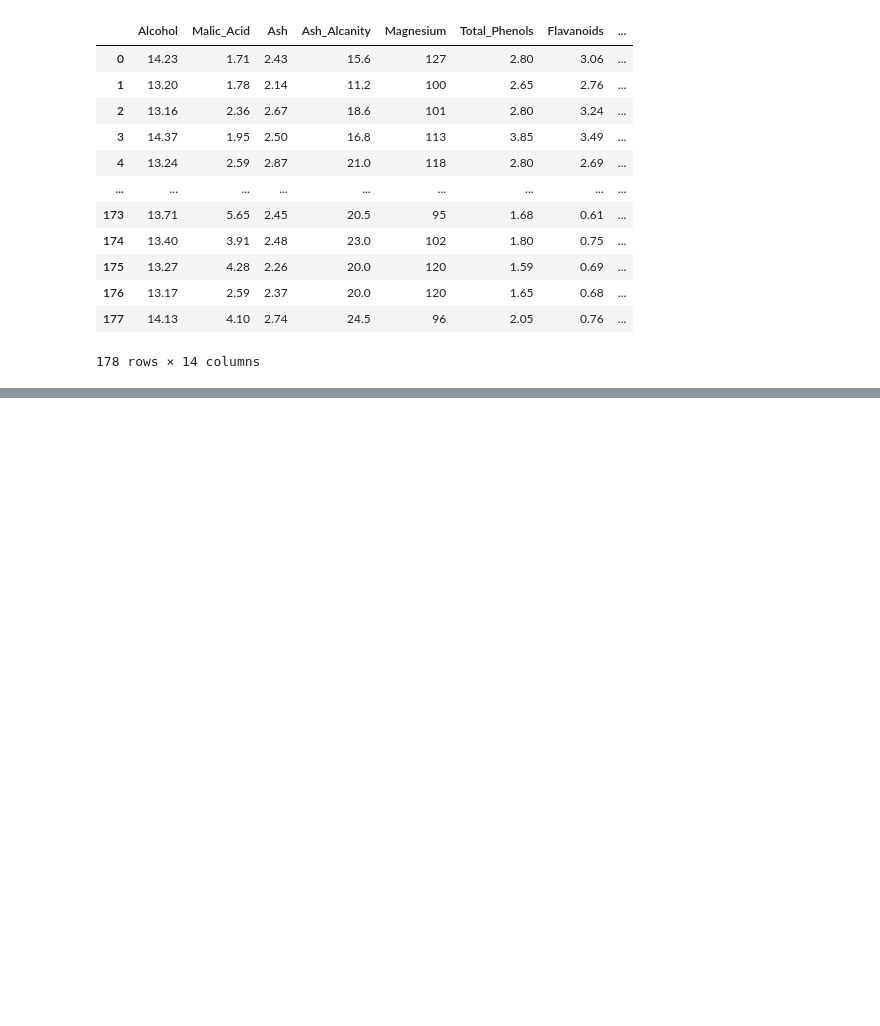
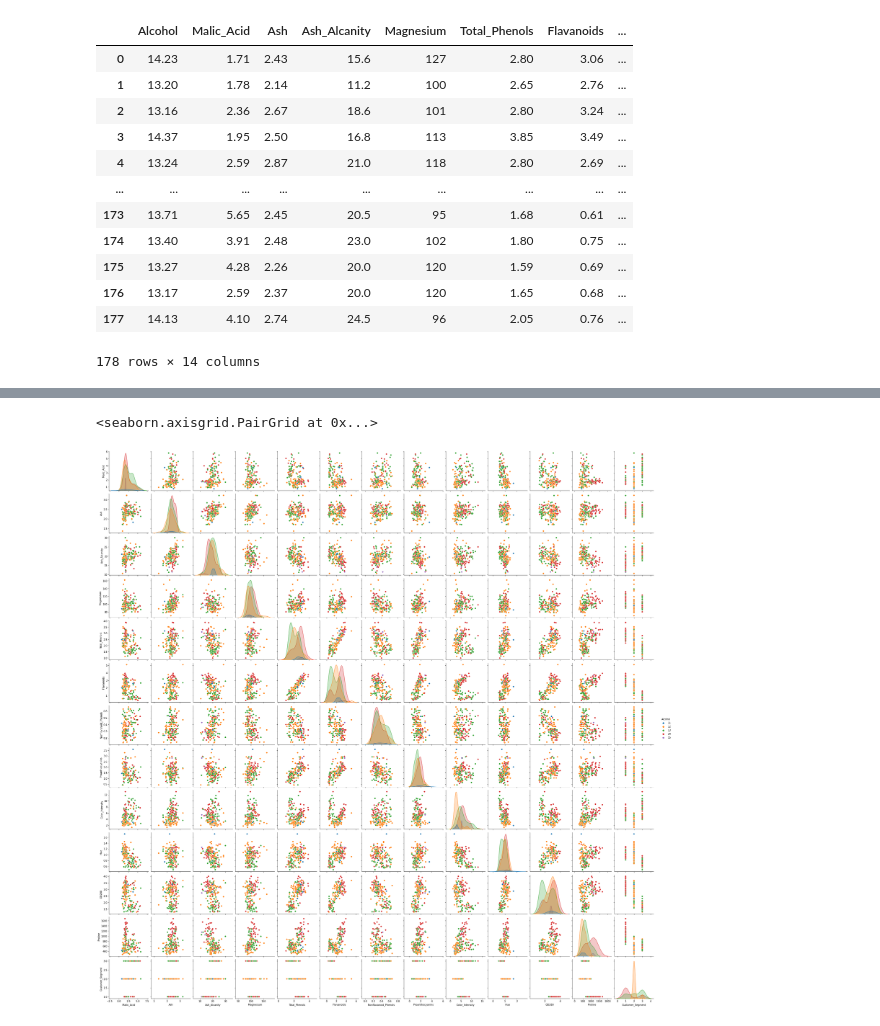
Before and after one commit to GermanMT/FeatureLearning-ML, a Jupyter notebook: unsupervised.ipynb, the cells around one changed output, grey strips where cells are left out. Saved outputs shown, nothing was run; the diff lists cells and outputs as text; code cells hidden in the pictures; blank space fills up the shorter version.

```diff
--- a/unsupervised.ipynb
+++ b/unsupervised.ipynb
@@ -21,0 +40,9 @@ DATOS
+# %%
+#bins = [10, 10.5, 11, 11.5, 12, 12.5, 13, 13.5, 14, 14.5, 15, 15.5, 16]
+#DATOS['Alcohol_dz'] = pd.cut(DATOS['Alcohol'], bins)
+DATOS['Alcohol'] = DATOS['Alcohol'].round(0).astype(int)
+DATOS['Alcohol'] = DATOS.Alcohol.astype(str)
+DATOS['Alcohol'] = DATOS.Alcohol.astype('category')
+#DATOS = DATOS.drop(columns = ['Alcohol'])
+print (DATOS)
+print(DATOS['Alcohol'])
@@ -21,0 +86,7 @@ DATOS
+# %%
+# Representación en 2D de alcohol frente al resto
+data = DATOS
+sns.pairplot(data, hue = 'Alcohol')
+# %% [output]
+<seaborn.axisgrid.PairGrid at 0x...>
+[figure, added]
```
Also changed, not shown: parts of 17 cells of this notebook.
